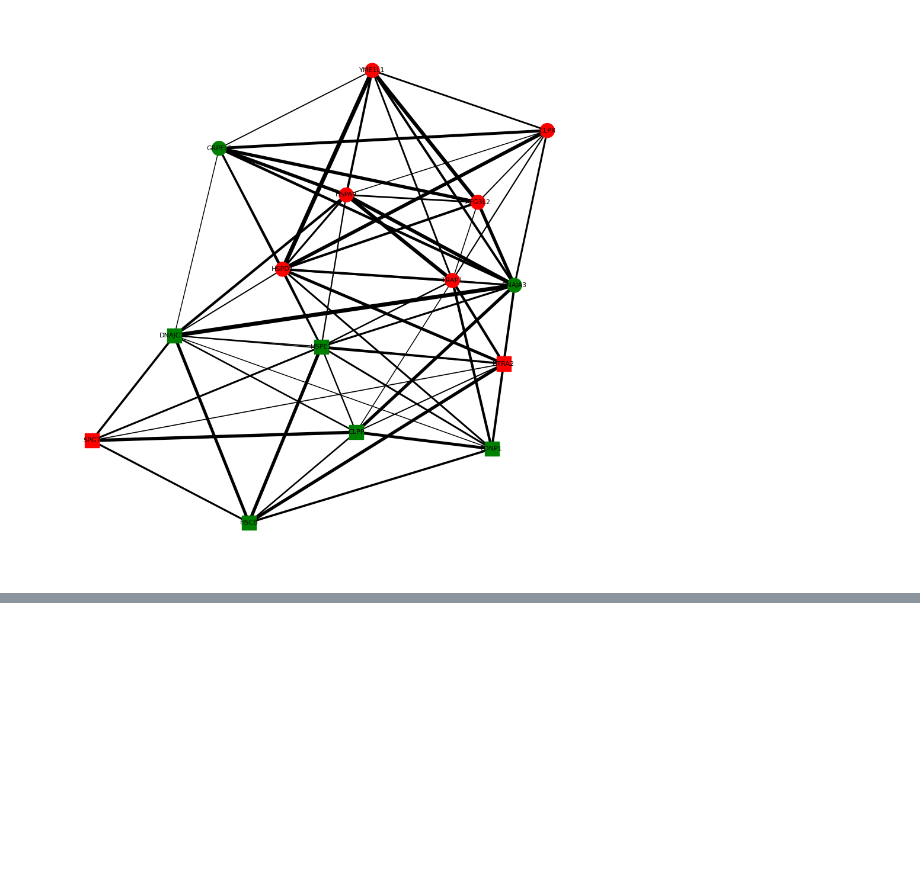
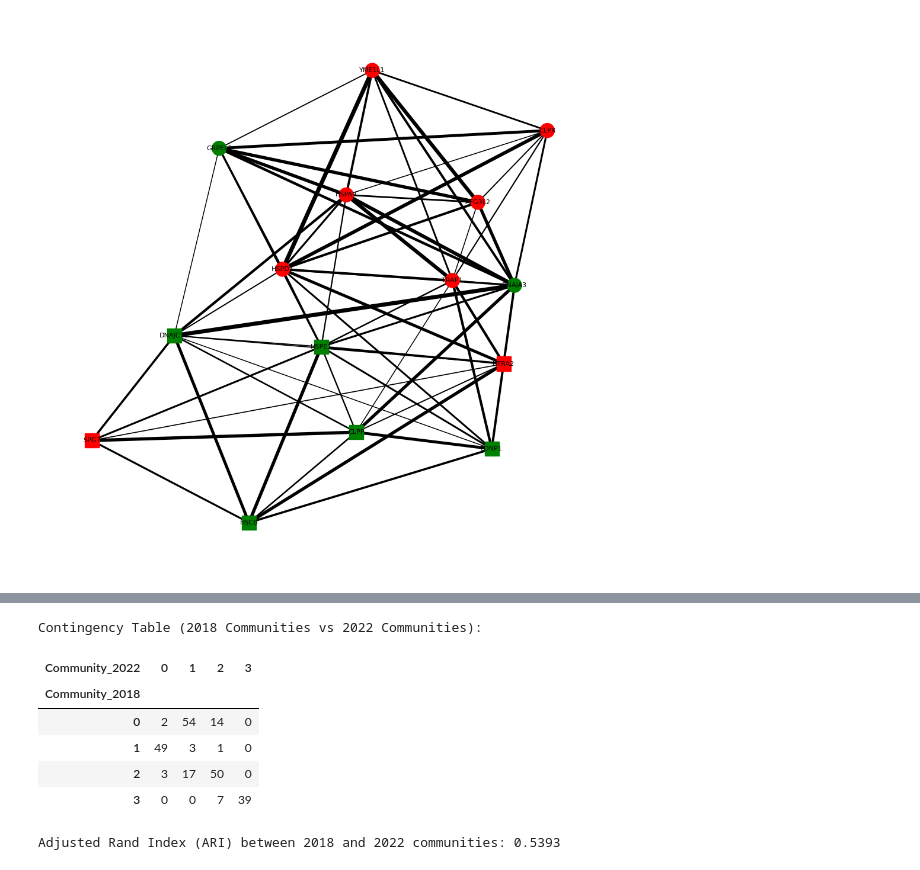
Before and after one commit to xxEthene/ST5225, a Jupyter notebook: lecture8.ipynb, the cells around one changed output, grey strips where cells are left out. Drawn from its saved outputs; the diff is of its cells as text; code cells hidden in the pictures; blank space fills up the shorter version.

```diff
--- a/lecture8.ipynb
+++ b/lecture8.ipynb
@@ -652,0 +974,27 @@ plt.show()
+# %%
+# Calculate the degree of each node in G2022
+degree = dict(G2022.degree())
+
+# Create a DataFrame to store results
+results_2022 = pd.DataFrame.from_dict(mapping, orient='index', columns=['Community'])
+results_2022['Degree'] = results_2022.index.map(degree)
+
+# Group by Community and calculate the mean degree
+mean_degree_per_community = results_2022.groupby('Community')['Degree'].mean()
+
+print("Mean Degree per Community:")
+print(mean_degree_per_community)
+print("\nMost Connected Countries per Community:")
+
+# Map ISO3 codes to country names for display
+iso_to_country = dict(zip(df_codes['Country code'], df_codes['Country Name']))
+
+# For each community, find the top countries by degree
+for community_id in sorted(results_2022['Community'].unique()):
+    community_df = results_2018[results_2022['Community'] == community_id]
+    top_countries = community_df.sort_values(by='Degree', ascending=False).head()
+
+    print(f"\nCommunity {community_id} (Mean Degree: {mean_degree_per_community[community_id]:.2f}):")
+    for iso, row in top_countries.iterrows():
+        country_name = iso_to_country.get(iso, iso) # Use ISO if name not found
+        print(f"  {country_name} ({iso}): {row['Degree']:.0f}")
@@ -652,0 +1019,26 @@ plt.show()
+# %%
+import pandas as pd
+from sklearn.metrics import adjusted_rand_score
+
+# Merge the 2018 and 2022 results
+comparison_df = pd.merge(results_2018[['Community']], results_2022[['Community']], left_index=True, right_index=True, suffixes=('_2018', '_2022'))
+
+# Create a contingency table
+contingency_table = pd.crosstab(comparison_df['Community_2018'], comparison_df['Community_2022'])
+
+print("Contingency Table (2018 Communities vs 2022 Communities):")
+display(contingency_table)
+
+# Calculate Adjusted Rand Index
+ari = adjusted_rand_score(comparison_df['Community_2018'], comparison_df['Community_2022'])
+
+print(f"\nAdjusted Rand Index (ARI) between 2018 and 2022 communities: {ari:.4f}")
+# %% [output]
+Contingency Table (2018 Communities vs 2022 Communities):
+| Community_2022 | 0 | 1 | 2 | 3 |
+| Community_2018 |  |  |  |  |
+| 0 | 2 | 54 | 14 | 0 |
+| 1 | 49 | 3 | 1 | 0 |
+| 2 | 3 | 17 | 50 | 0 |
+| 3 | 0 | 0 | 7 | 39 |
+Adjusted Rand Index (ARI) between 2018 and 2022 communities: 0.5393
```
Also changed, not shown: parts of 9 cells of this notebook.
